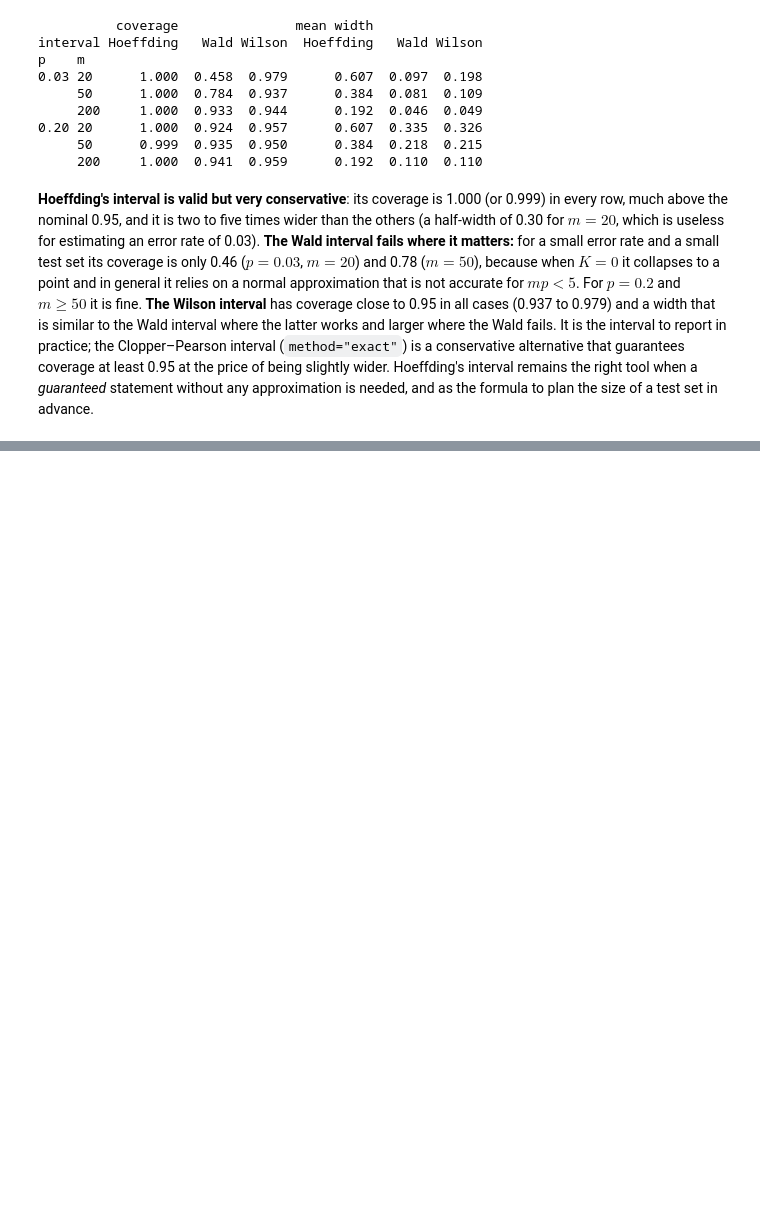
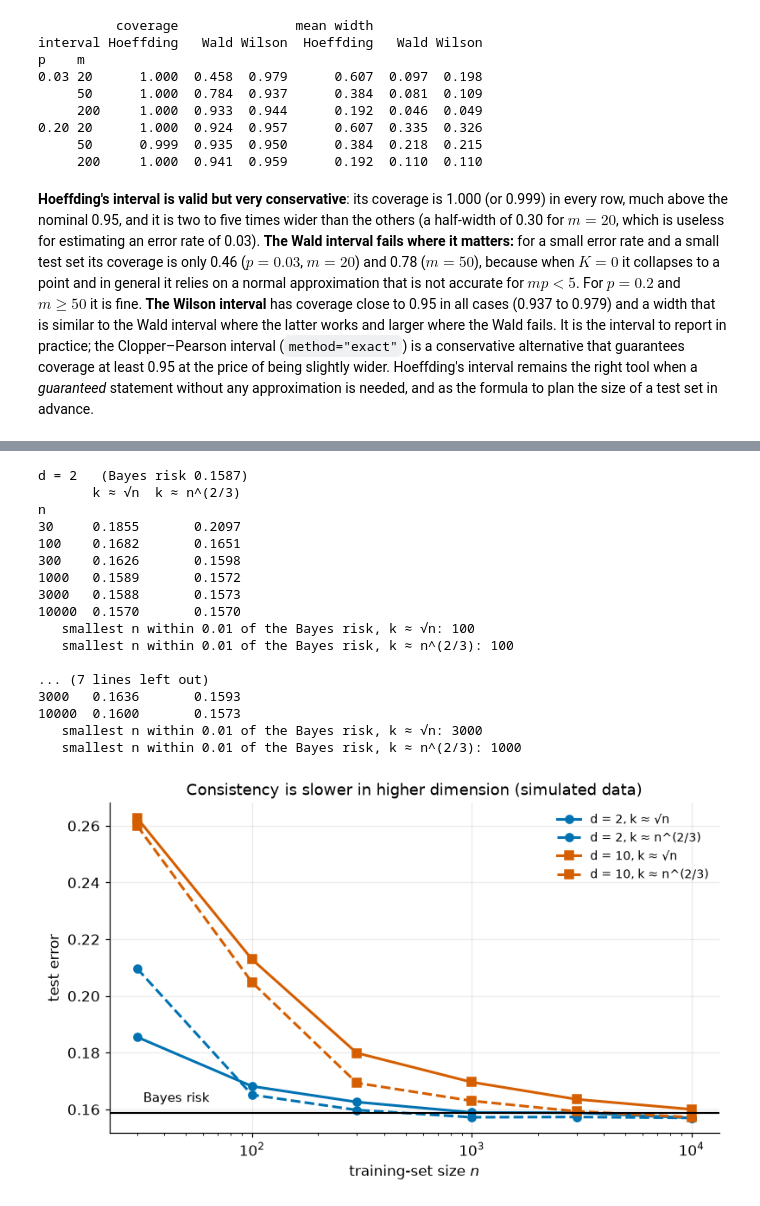
Before and after one commit to Brosss98/machine-learning-with-python-book, a Jupyter notebook: appendices/appendix_c_solutions.ipynb, the cells around one changed output, grey strips where cells are left out. Drawn from its saved outputs; the diff is of its cells as text; code cells hidden in the pictures; blank space fills up the shorter version.

```diff
--- a/appendices/appendix_c_solutions.ipynb
+++ b/appendices/appendix_c_solutions.ipynb
@@ -1028,0 +1285,69 @@ p    m
+# %%
+def solution_4_10():
+    from scipy import stats
+    from sklearn.neighbors import KNeighborsClassifier
+
+    rng = np.random.default_rng(SEED)
+    bayes = stats.norm.cdf(-1)
+    sizes = [30, 100, 300, 1000, 3000, 10000]
+    rules = {"k ≈ √n": lambda n: min(int(round(np.sqrt(n))) | 1, n), "k ≈ n^(2/3)": lambda n: min(int(round(n ** (2 / 3))) | 1, n)}
+
+    def draw(n, d):
+        y = rng.integers(0, 2, n)
+        X = rng.normal(size=(n, d))
+        X[:, 0] += 2 * y
+        return X, y
+
+    results = {}
+    for d in (2, 10):
+        X_fresh, y_fresh = draw(20_000, d)
+        rows = []
+        for n in sizes:
+            errs = {name: [] for name in rules}
+            for _ in range(6):
+                X_s, y_s = draw(n, d)
+                for name, k_of_n in rules.items():
+                    model = KNeighborsClassifier(n_neighbors=k_of_n(n), algorithm="brute").fit(X_s, y_s)
+                    errs[name].append(np.mean(model.predict(X_fresh) != y_fresh))
+            rows.append({"n": n, **{name: np.mean(v) for name, v in errs.items()}})
+        results[d] = pd.DataFrame(rows).set_index("n")
+        print(f"d = {d}   (Bayes risk {bayes:.4f})")
+        print(results[d].round(4).to_string())
+        for name in rules:
+            ok = results[d].index[(results[d][name] - bayes) <= 0.01]
+            print(f"   smallest n within 0.01 of the Bayes risk, {name}: {ok.min() if len(ok) else 'none in the grid'}")
+        print()
+
+    fig, ax = plt.subplots(figsize=(7.4, 4.5))
+    for d, (color, marker) in {2: (BLUE, "o"), 10: (VERMILION, "s")}.items():
+        for name, ls in zip(rules, ["-", "--"]):
+            ax.plot(sizes, results[d][name], color=color, marker=marker, linestyle=ls, linewidth=2, label=f"d = {d}, {name}")
+    ax.axhline(bayes, color="black", linewidth=1.4)
+    ax.text(32, bayes + 0.004, "Bayes risk", fontsize=9.5)
+    ax.set_xscale("log")
+    ax.set(xlabel="training-set size $n$", ylabel="test error", title="Consistency is slower in higher dimension (simulated data)")
+    ax.legend(frameon=False, fontsize=9)
+    fig.tight_layout()
+    plt.show()
+
+
+solution_4_10()
+# %% [output]
+d = 2   (Bayes risk 0.1587)
+       k ≈ √n  k ≈ n^(2/3)
+n
+30     0.1855       0.2097
+100    0.1682       0.1651
+300    0.1626       0.1598
+1000   0.1589       0.1572
+3000   0.1588       0.1573
+10000  0.1570       0.1570
+   smallest n within 0.01 of the Bayes risk, k ≈ √n: 100
+   smallest n within 0.01 of the Bayes risk, k ≈ n^(2/3): 100
+
+... (7 lines left out)
+3000   0.1636       0.1593
+10000  0.1600       0.1573
+   smallest n within 0.01 of the Bayes risk, k ≈ √n: 3000
+   smallest n within 0.01 of the Bayes risk, k ≈ n^(2/3): 1000
+[figure, added]
```
Also changed, not shown: parts of 10 cells of this notebook, 11 other files.
